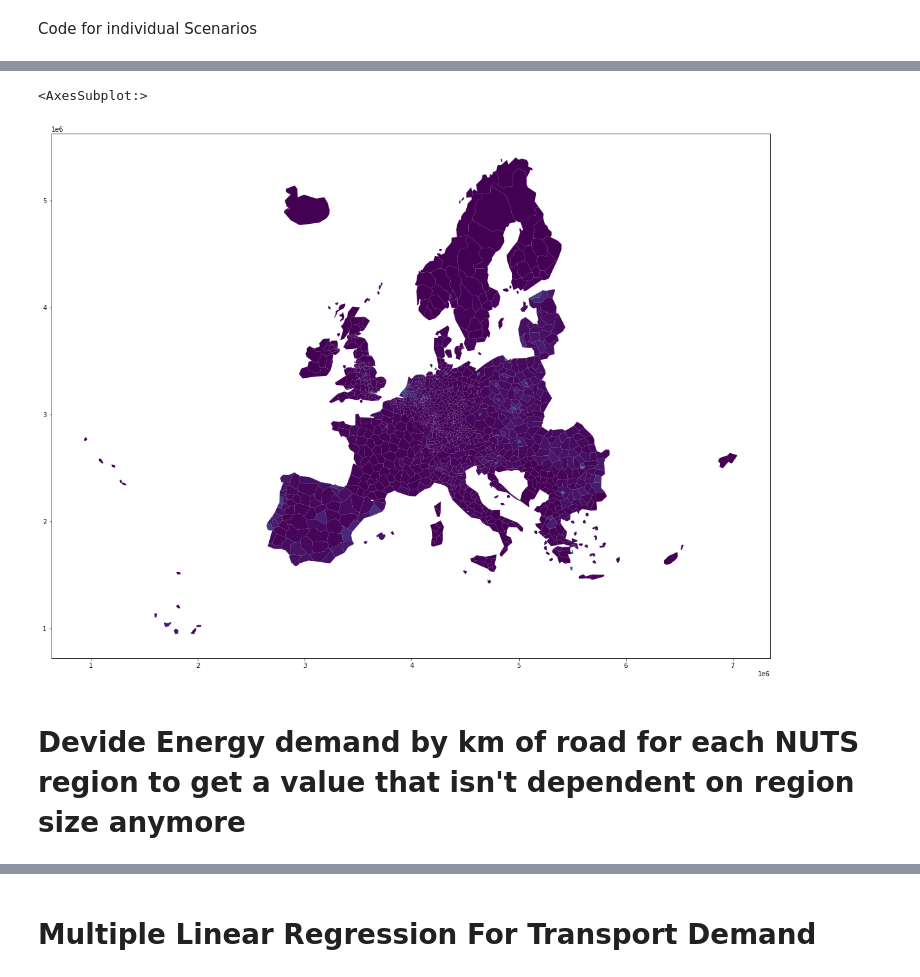
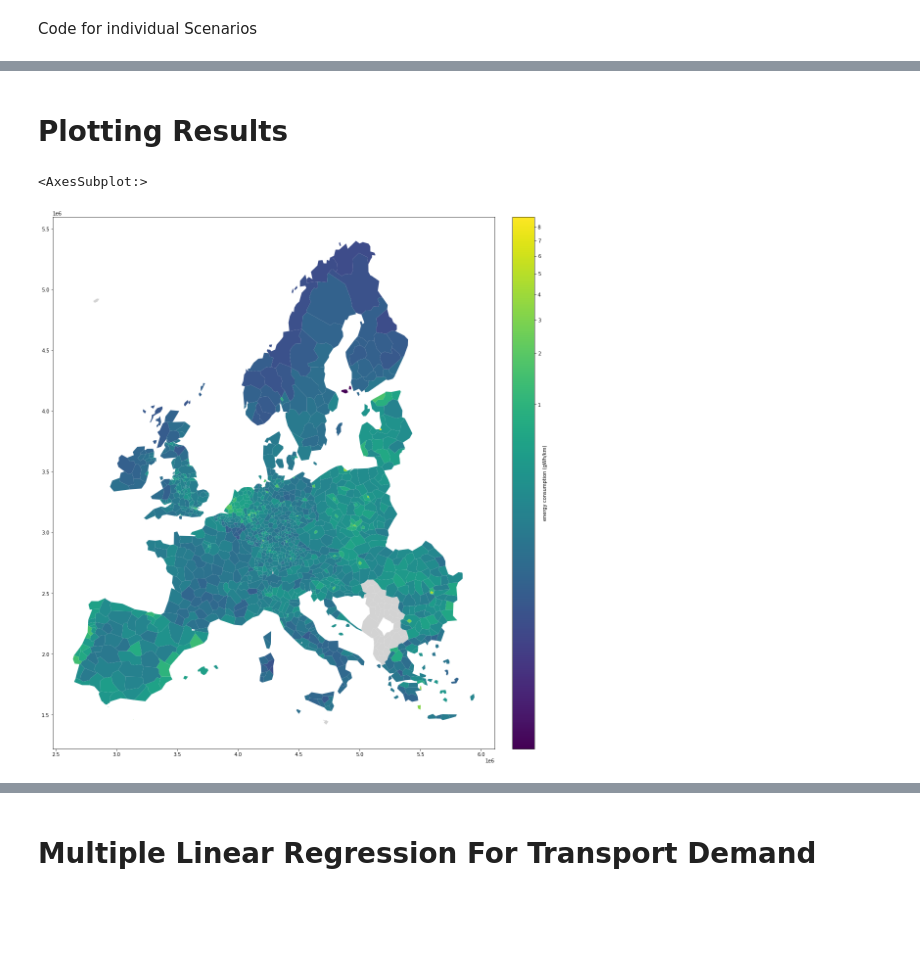
Before and after one commit to Frostie10/eurostat_test, a Jupyter notebook: test_eurostat.ipynb, the cells around one changed output, grey strips where cells are left out. Drawn from its saved outputs; the diff is of its cells as text; code cells hidden in the pictures; blank space fills up the shorter version.

```diff
--- a/test_eurostat.ipynb
+++ b/test_eurostat.ipynb
@@ -942,2 +64,8 @@ road_m = roads_crs_3035.join(road_m)
+# %%
+# create df with area of NUTS regions in km^2
+gdf_dw['area_km^2'] = gdf_dw.area/1000000
+NUTS_Area = gdf_dw.drop(columns=['COAST_TYPE', 'MOUNT_TYPE', 'NAME_LATN', 'CNTR_CODE', 'FID', 'NUTS_ID',
+       'NUTS_NAME', 'LEVL_CODE', 'URBN_TYPE', 'geometry'])
+gdf_dw = gdf_dw.drop(columns=['area_km^2'])
 # %% [markdown]
 Code for individual Scenarios
@@ -944,16 +74,16 @@ Code for individual Scenarios
 # %%
 # Load results of the Scenarios produced by the VSM
-powertrain_share = pd.read_excel('C:/Users/seanp/OneDrive/Documents/ETH/Master Thesis/Model/Scenarios/VSM_Results/VSM_Results.xlsm', sheet_name = '100%_BEV_CEV')
+powertrain_share = pd.read_excel('C:/Users/seanp/OneDrive/Documents/ETH/Master Thesis/Model/Scenarios/VSM_Results/VSM_Results.xlsm', sheet_name = 'BEV_CEV')
 powertrain_share = powertrain_share.set_index(['Lifetime','distance_class','Powertrain'])
 # %%
 # delete 'Total' from index in powertrain_share df
 pow_share = powertrain_share.drop(index = 'Total', level = 2)
 # %%
 # select average life time of vehicles for this scenario (8y, 10y, 12y, 14y, 16y, 18y, 20y, 22y)
-powertrain_share_8y = pow_share.loc['8y']
+powertrain_share_10y = pow_share.loc['10y']
 # %%
 # multiply kWh if 100% of powertrains were using each technology, by the actual share of powertrains using each technology to get the total kWh demand of the vehicle fleet
-kWh_tot = kWh_all_powertrains.multiply(powertrain_share_8y)
+kWh_tot = kWh_all_powertrains.multiply(powertrain_share_10y)
 # %%
 # multiply by konstand to transform kWh into gWh
 gWh_tot = kWh_tot.multiply(0.000001)
@@ -984,14 +107,24 @@ gWh_div_roadkm_perRegion = gdf_gWh_tot_region_tot[['2020', '2021', '2022', '2023
 # %%
 #join gdf of NUTS 3 regions with gWh per road_m
 gdf_gWh_div_roadkm_perRegion = gdf_dw.join(gWh_div_roadkm_perRegion)
+# %% [markdown]
+# Plotting Results
 # %%
 # Plot results
+gdf_gWh_div_roadkm_perRegion = gdf_gWh_div_roadkm_perRegion.replace(0, np.nan)
+
 fig, ax = plt.subplots(1, 1, figsize = (20,20))
+divider = make_axes_locatable(ax)
+cax = divider.append_axes("right", size="5%", pad=0.5)
+
 gdf_gWh_div_roadkm_perRegion.plot(column = '2050',
                                   ax=ax,
-                                 )
+                                 legend=True,
+                                  cax = cax,
+                                  legend_kwds = {'label': 'energy consumption (gWh/km)'},
+                                 cmap = 'viridis',
+                                 norm=mcolors.PowerNorm(0.2),
+                                 missing_kwds= dict(color = "lightgrey"))
 # %% [output]
 <AxesSubplot:>
-[figure, old version]
+[figure, new version]
-# %% [markdown]
-# Devide Energy demand by km of road for each NUTS region to get a value that isn't dependent on region size anymore
```
Also changed, not shown: parts of 127 cells of this notebook.
